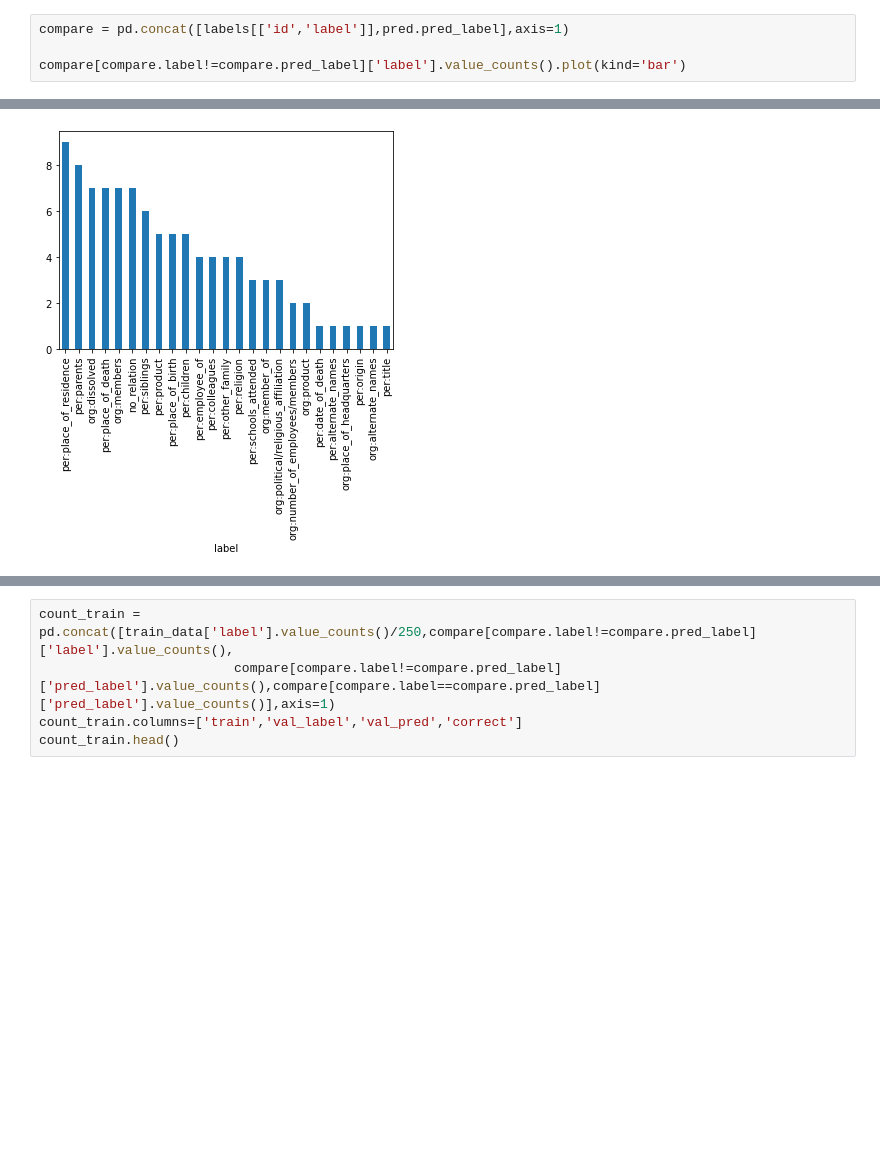
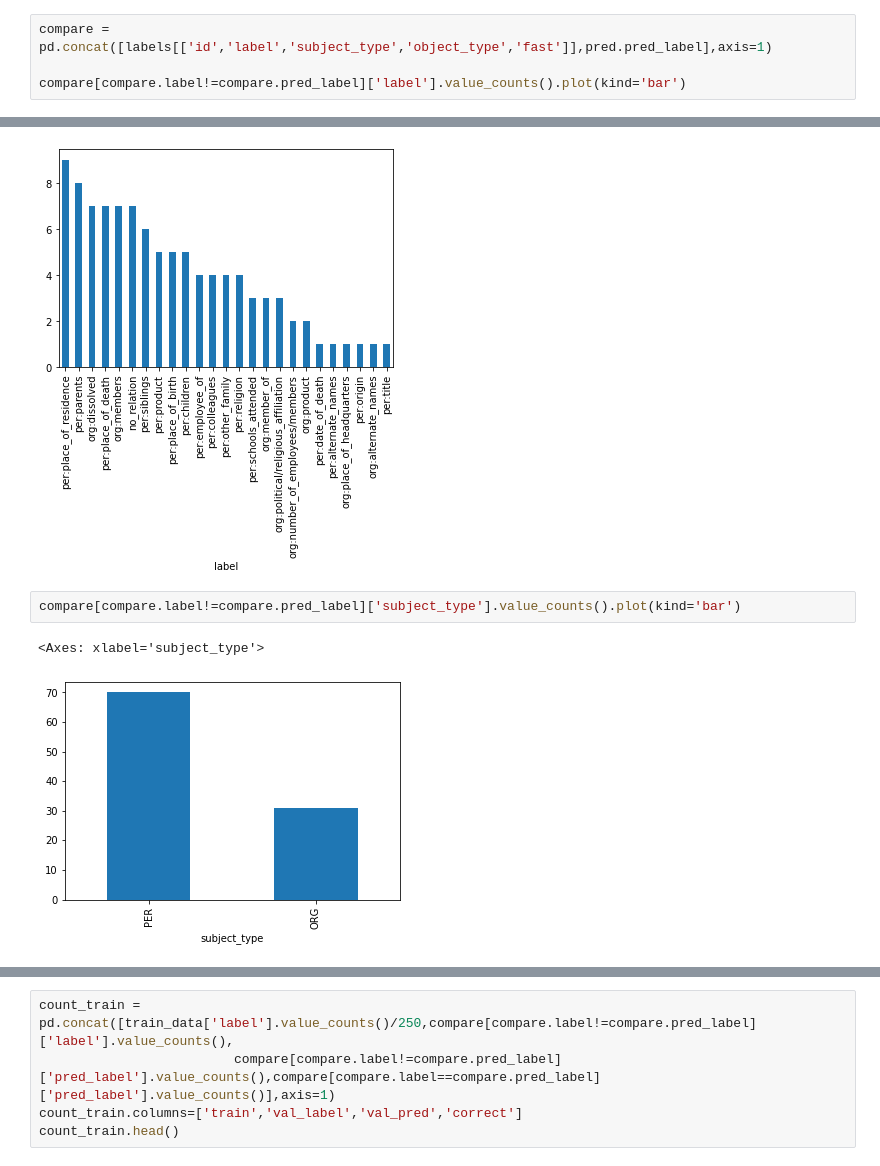
Before and after one commit to SangGank/bc_project2, a Jupyter notebook: dataAnalysis/resultAnalysis.ipynb, the cells around one changed output, grey strips where cells are left out. Drawn from its saved outputs; the diff is of its cells as text; blank space fills up the shorter version.

```diff
--- a/dataAnalysis/resultAnalysis.ipynb
+++ b/dataAnalysis/resultAnalysis.ipynb
@@ -70,7 +88,12 @@ train_data = pd.read_csv('../data/dataset/train/train_no_half_arg_equal.csv')
 # %%
-compare = pd.concat([labels[['id','label']],pred.pred_label],axis=1)
+compare = pd.concat([labels[['id','label','subject_type','object_type','fast']],pred.pred_label],axis=1)
 
 compare[compare.label!=compare.pred_label]['label'].value_counts().plot(kind='bar')
 # %% [output]
 <Axes: xlabel='label'>
 [figure]
+# %%
+compare[compare.label!=compare.pred_label]['subject_type'].value_counts().plot(kind='bar')
+# %% [output]
+<Axes: xlabel='subject_type'>
+[figure, added]
```
Also changed, not shown: parts of 42 cells of this notebook, 1 other file.
